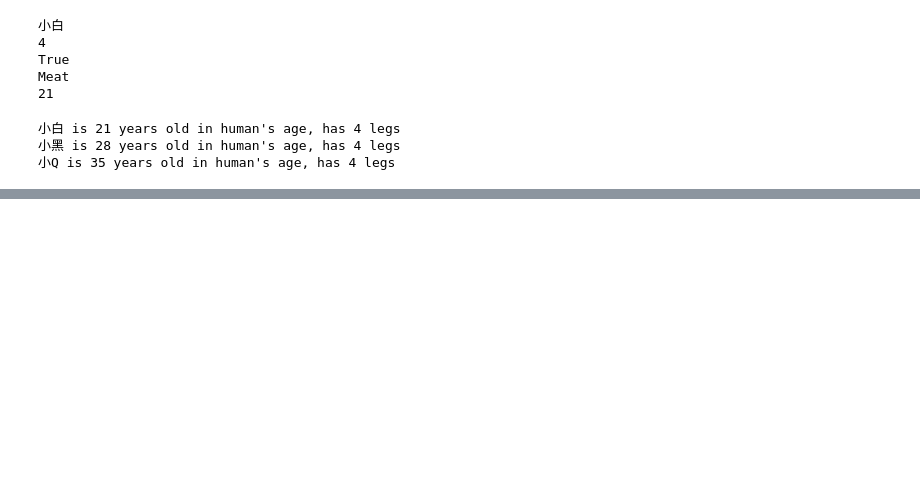
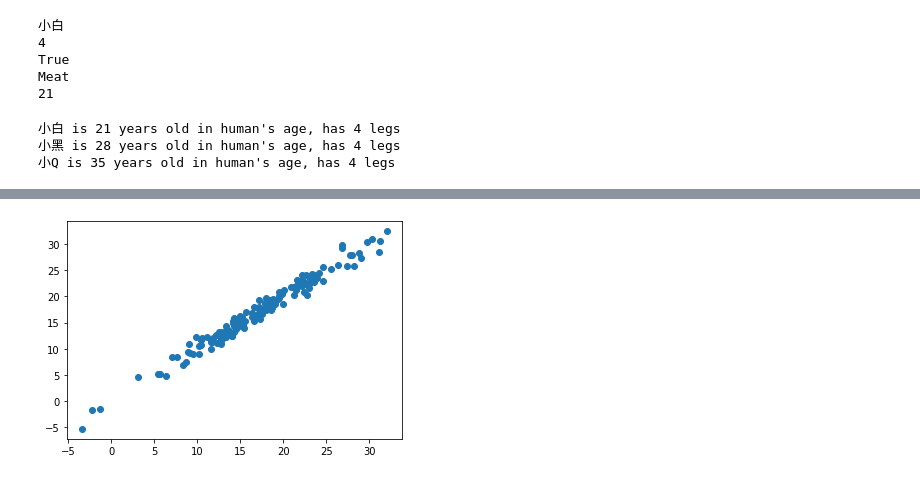
Before and after one commit to x87170/ES, a Jupyter notebook: Esun_QuantTeam_Lessons.ipynb, the cells around one changed output, grey strips where cells are left out. Saved outputs shown, nothing was run; the diff lists cells and outputs as text; code cells hidden in the pictures; blank space fills up the shorter version.

```diff
--- a/Esun_QuantTeam_Lessons.ipynb
+++ b/Esun_QuantTeam_Lessons.ipynb
@@ -725,0 +756,19 @@ for i,j in zip(["小白","小黑","小Q"],[3,4,5]):
+# %%
+# 複回歸
+# 準備資料 : y = 2*X_1 + Error term
+X_1 = np.random.normal(0,1,150)
+X_2 = np.random.normal(10,1,150)
+error = np.random.normal(4,1,150)
+y = 3 + 7*X_1 + X_2 + error
+df_1 = pd.DataFrame({"X_1":X_1,"X_2":X_2, "y":y})
+
+# Regression
+reg = linear_model.LinearRegression(fit_intercept = True) #設定model, 是否要截距
+reg.fit(df_1[["X_1","X_2"]],df_1["y"]) #Train data
+y_predict = reg.predict(df_1[["X_1","X_2"]]) #預測
+
+fig, ax = plt.subplots()
+plt.scatter(y_predict, y)
+plt.show()
+# %% [output]
+[figure, added]
```
Also changed, not shown: parts of 8 cells of this notebook.
